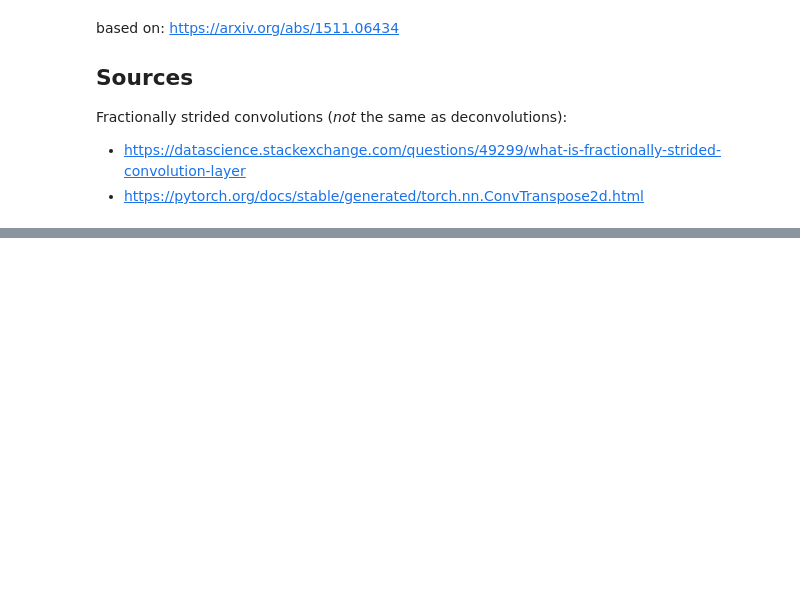
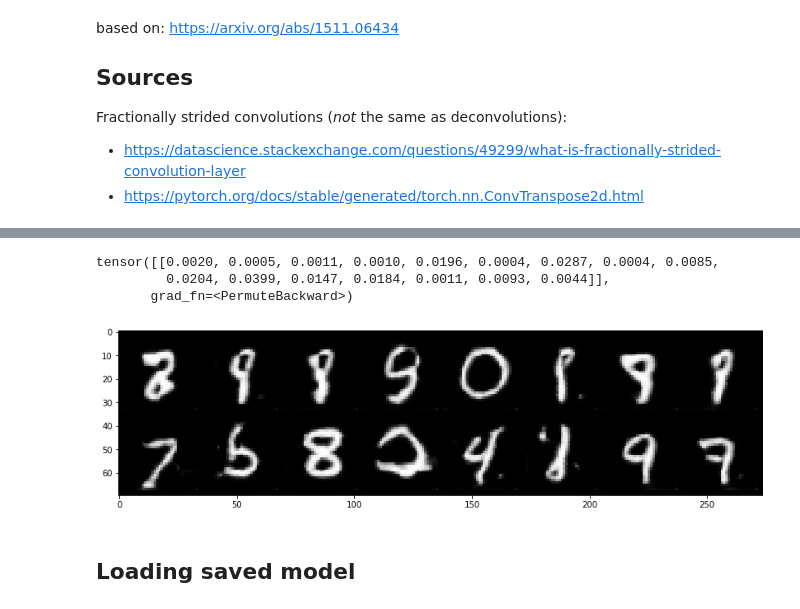
Before and after one commit to adriansuwala/ml2020-21, a Jupyter notebook: projekt/DCGAN.ipynb, the cells around one changed output, grey strips where cells are left out. Cells and saved outputs as stored; diff of their text form; code cells hidden in the pictures; blank space fills up the shorter version.

```diff
--- a/projekt/DCGAN.ipynb
+++ b/projekt/DCGAN.ipynb
@@ -195,0 +387,15 @@ plt.ylabel("loss")
+# %%
+SAMPLE_SIZE = 16
+noise = torch.randn(SAMPLE_SIZE, gen.nodim)
+test = gen(noise)
+fig, ax = plt.subplots(figsize=(14,14))
+ax.imshow(torchvision.utils.make_grid(std*test + mean).detach().numpy().transpose(1, 2, 0), cmap="gray")
+
+print(dis(test).T)
+# %% [output]
+tensor([[0.0020, 0.0005, 0.0011, 0.0010, 0.0196, 0.0004, 0.0287, 0.0004, 0.0085,
+         0.0204, 0.0399, 0.0147, 0.0184, 0.0011, 0.0093, 0.0044]],
+       grad_fn=<PermuteBackward>)
+[figure, added]
+# %% [markdown]
+## Loading saved model
```
Also changed, not shown: parts of 26 cells of this notebook.
